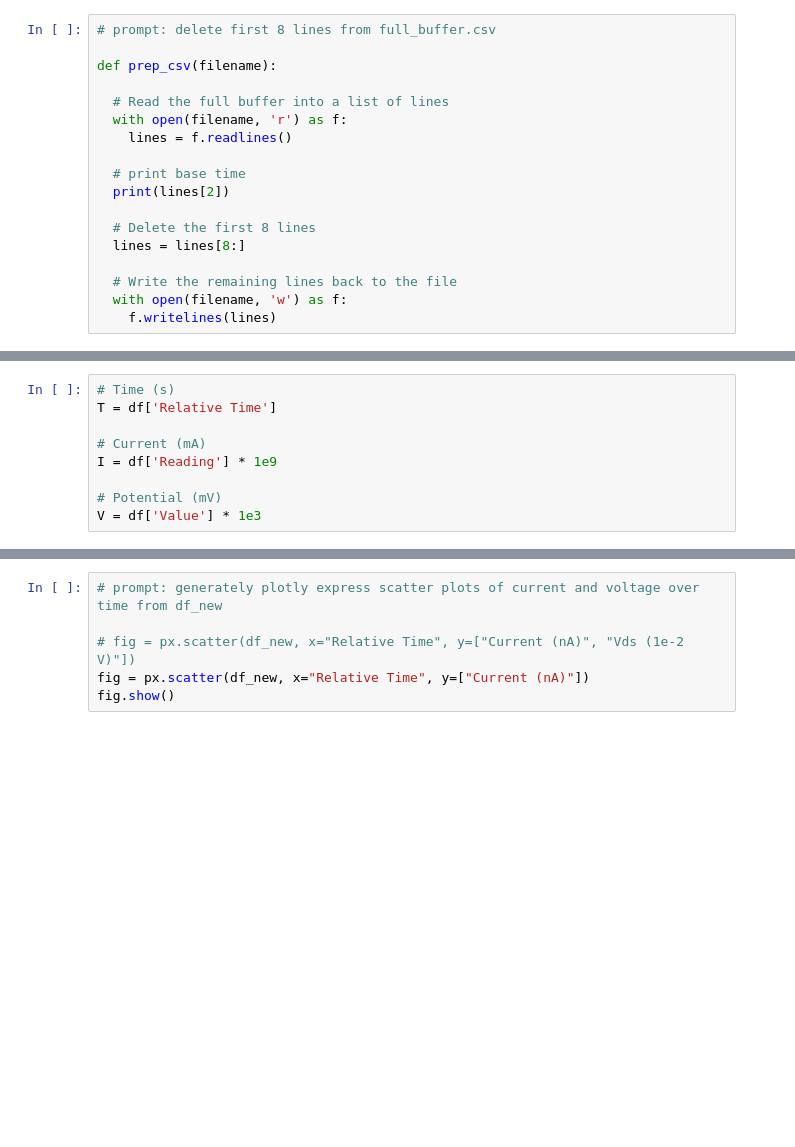
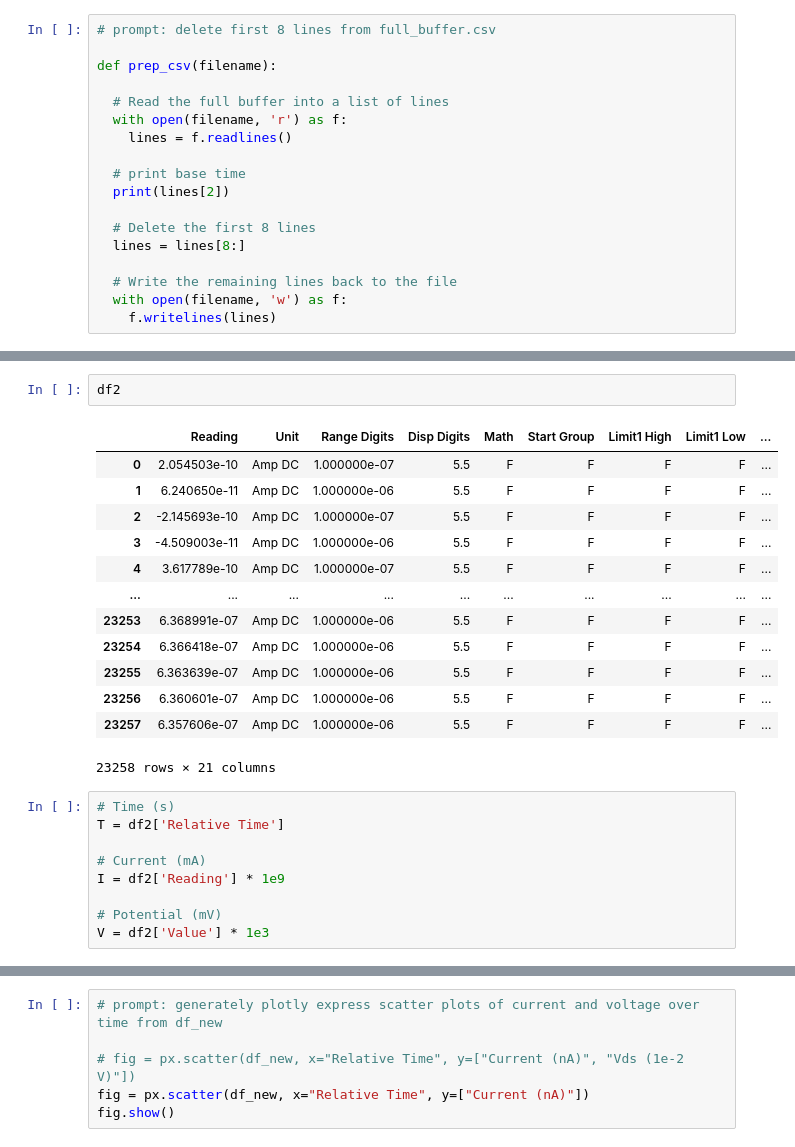
Before and after one commit to beepmo/gator, a Jupyter notebook: data/06-21/litao3_current.ipynb, the cells around one changed output, grey strips where cells are left out. Cells and saved outputs as stored; diff of their text form; blank space fills up the shorter version.

```diff
--- a/data/06-21/litao3_current.ipynb
+++ b/data/06-21/litao3_current.ipynb
@@ -82,11 +68,27 @@ Warning: total number of rows (34743) exceeds max_rows (20000). Limiting to firs
+# %%
+df2
+# %% [output]
+|  | Reading | Unit | Range Digits | Disp Digits | Math | Start Group | Limit1 High | Limit1 Low | ... |
+| 0 | 2.054503e-10 | Amp DC | 1.000000e-07 | 5.5 | F | F | F | F | ... |
+| 1 | 6.240650e-11 | Amp DC | 1.000000e-06 | 5.5 | F | F | F | F | ... |
+| 2 | -2.145693e-10 | Amp DC | 1.000000e-07 | 5.5 | F | F | F | F | ... |
+| 3 | -4.509003e-11 | Amp DC | 1.000000e-06 | 5.5 | F | F | F | F | ... |
+| 4 | 3.617789e-10 | Amp DC | 1.000000e-07 | 5.5 | F | F | F | F | ... |
+| ... | ... | ... | ... | ... | ... | ... | ... | ... | ... |
+| 23253 | 6.368991e-07 | Amp DC | 1.000000e-06 | 5.5 | F | F | F | F | ... |
+| 23254 | 6.366418e-07 | Amp DC | 1.000000e-06 | 5.5 | F | F | F | F | ... |
+| 23255 | 6.363639e-07 | Amp DC | 1.000000e-06 | 5.5 | F | F | F | F | ... |
+| 23256 | 6.360601e-07 | Amp DC | 1.000000e-06 | 5.5 | F | F | F | F | ... |
+| 23257 | 6.357606e-07 | Amp DC | 1.000000e-06 | 5.5 | F | F | F | F | ... |
+23258 rows × 21 columns
 # %%
 # Time (s)
-T = df['Relative Time']
+T = df2['Relative Time']
 
 # Current (mA)
-I = df['Reading'] * 1e9
+I = df2['Reading'] * 1e9
 
 # Potential (mV)
-V = df['Value'] * 1e3
+V = df2['Value'] * 1e3
 # %%
 cut1 = 0
```
Also changed, not shown: parts of 18 cells of this notebook.
